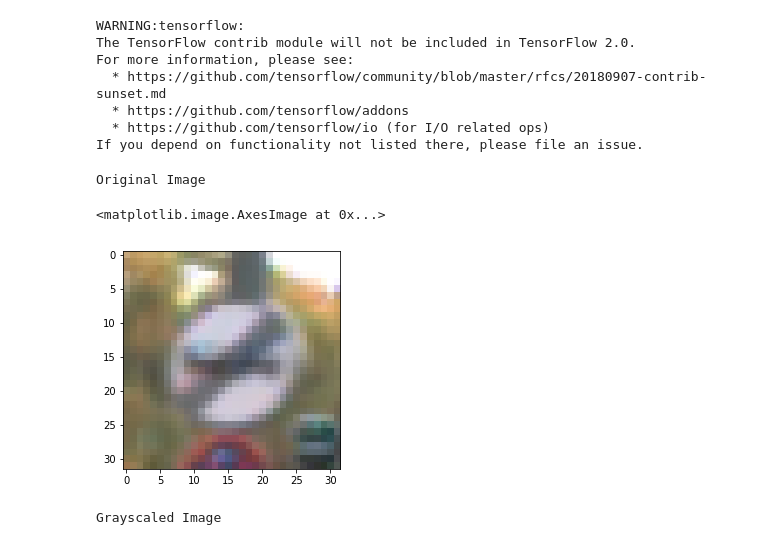
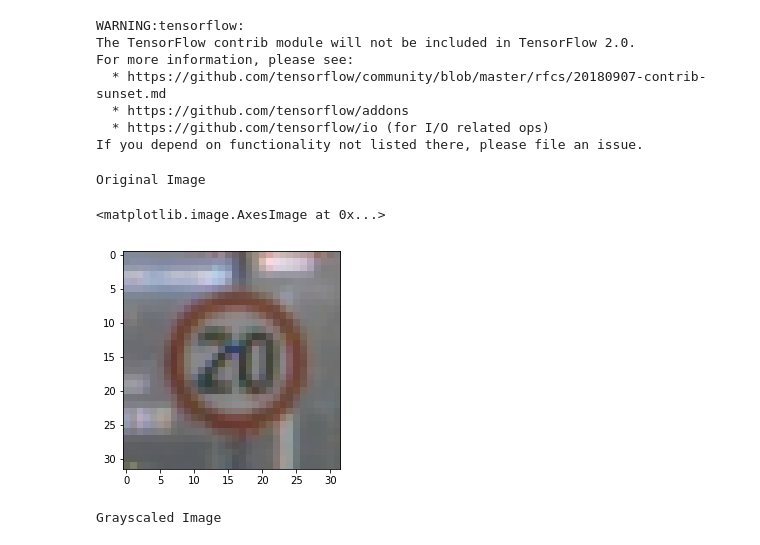
Before and after one commit to lswatts42/carnd_project3_TrafficSignClassification, a Jupyter notebook: Traffic_Sign_Classifier-Copy1.ipynb, the cells around one changed output. Cells and saved outputs as stored; diff of their text form; code cells hidden in the pictures.

```diff
--- a/Traffic_Sign_Classifier-Copy1.ipynb
+++ b/Traffic_Sign_Classifier-Copy1.ipynb
@@ -209,11 +210,11 @@ For more information, please see:
 If you depend on functionality not listed there, please file an issue.
 # %%
 print("Original Image")
-plt.imshow(X_train[100])
+plt.imshow(X_train[10000])
 # %% [output]
 Original Image
 <matplotlib.image.AxesImage at 0x...>
-[figure, old version]
+[figure, new version]
 # %%
 print("Grayscaled Image")
 plt.imshow(np.squeeze(X_train_gray[100]), cmap = 'gray')
```
Also changed, not shown: parts of 19 cells of this notebook.
